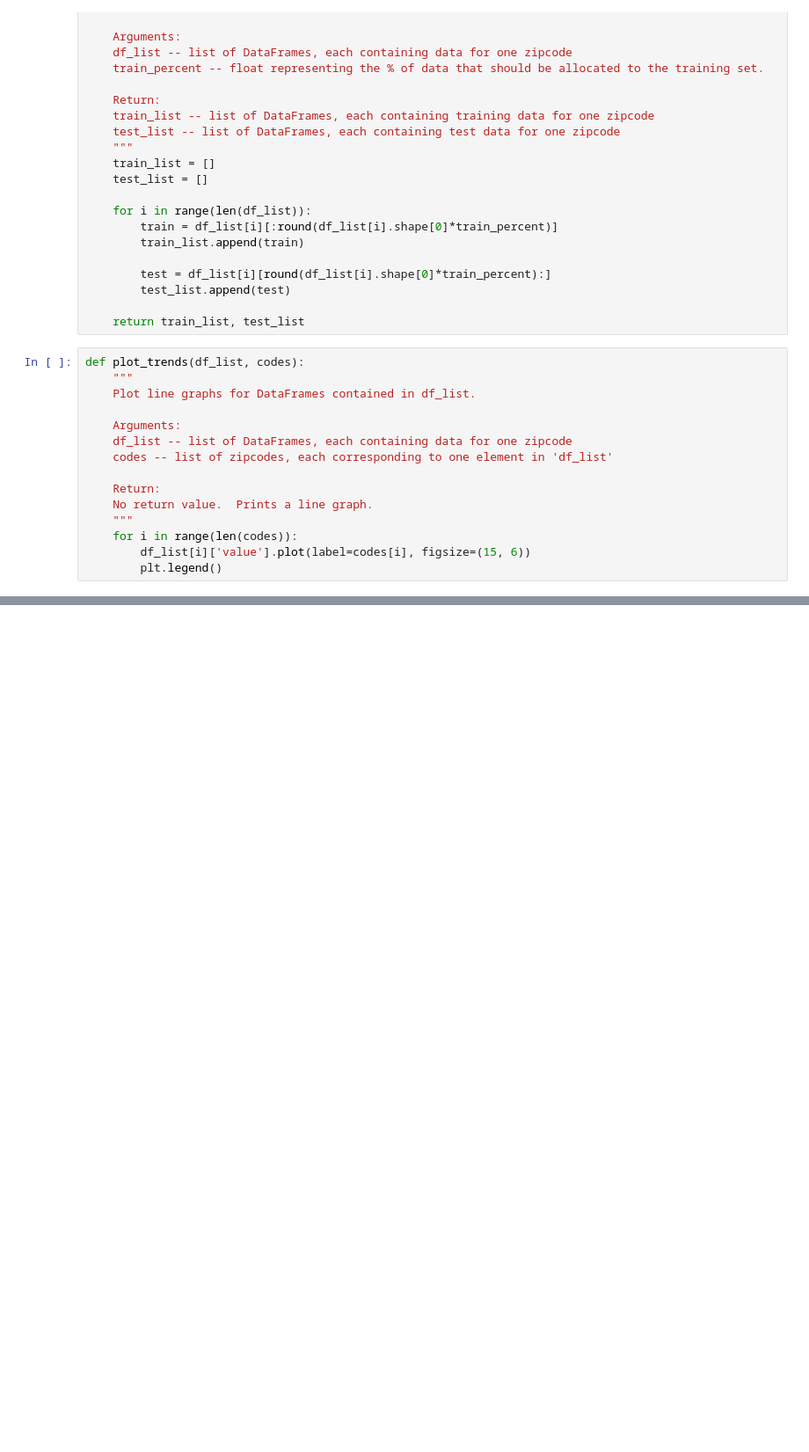
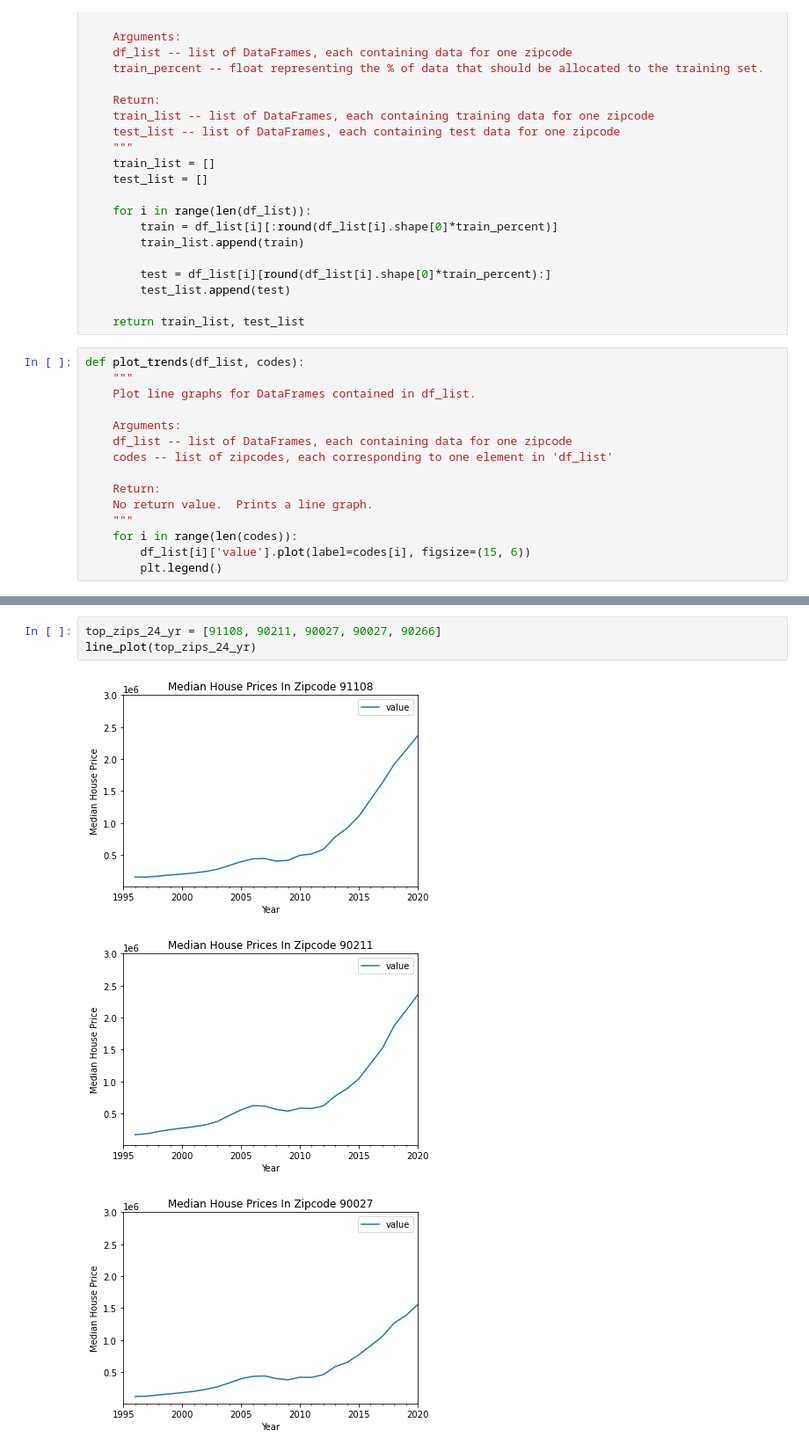
Before and after one commit to jrf6xh/Time-Series-Modeling, a Jupyter notebook: Mod4_02_EDA.ipynb, the cells around one changed output, grey strips where cells are left out. Shown at 88% size. Drawn from its saved outputs; the diff is of its cells as text; blank space fills up the shorter version.

```diff
--- a/Mod4_02_EDA.ipynb
+++ b/Mod4_02_EDA.ipynb
@@ -83,0 +380,7 @@ def plot_trends(df_list, codes):
+# %%
+top_zips_24_yr = [91108, 90211, 90027, 90027, 90266]
+line_plot(top_zips_24_yr)
+# %% [output]
+[figure, added]
+[figure, added]
+[figure, added]
```
Also changed, not shown: parts of 88 cells of this notebook, 1 other file.
